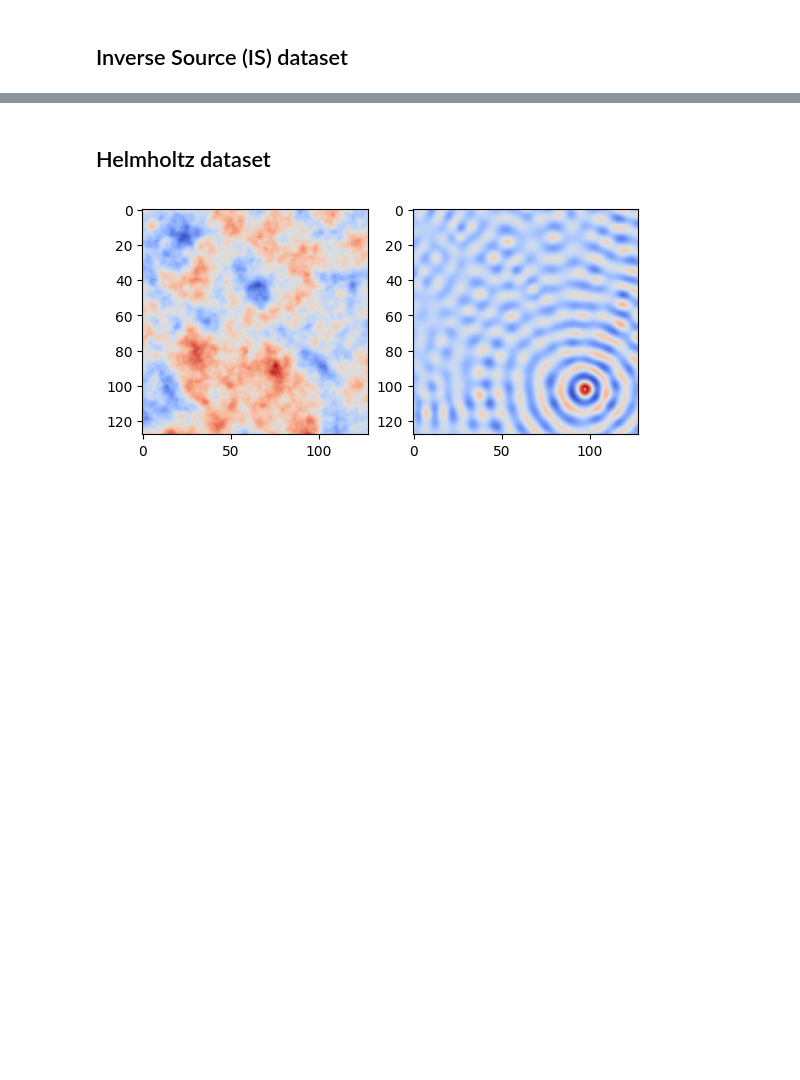
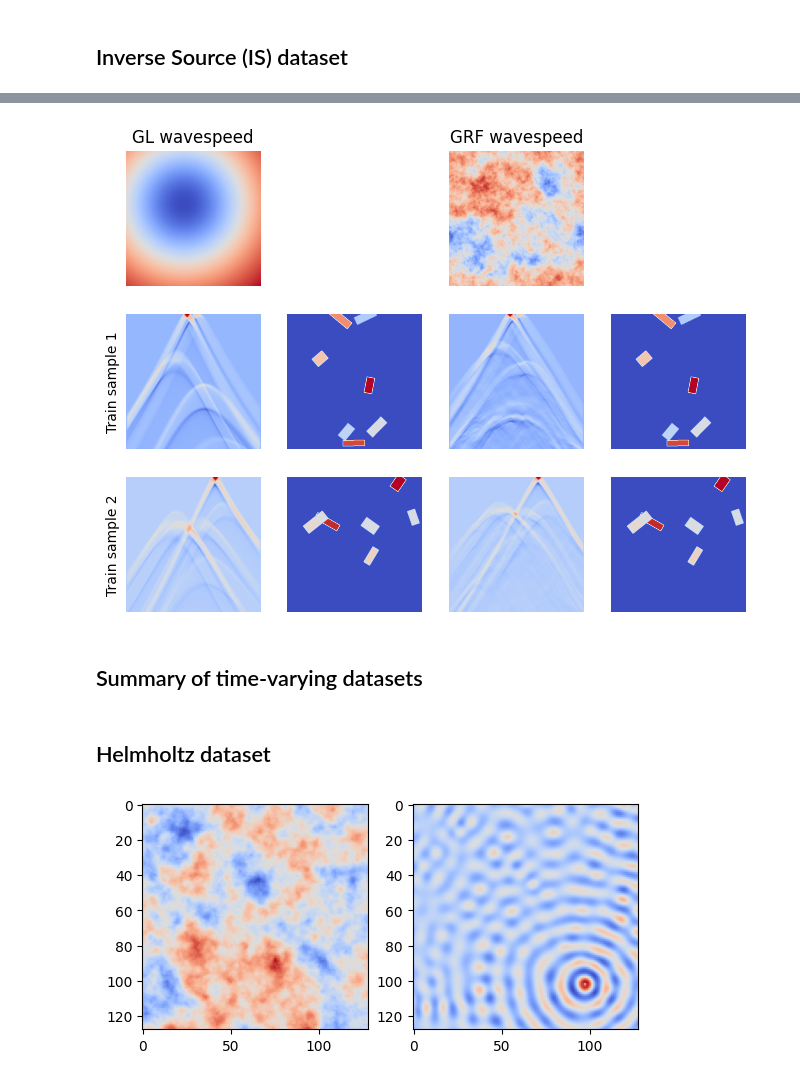
Before and after one commit to wavebench/wavebench, a Jupyter notebook: notebooks/demo-dataloaders.ipynb, the cells around one changed output, grey strips where cells are left out. Drawn from its saved outputs; the diff is of its cells as text; code cells hidden in the pictures; blank space fills up the shorter version.

Commit message:
update dataset settings

```diff
--- a/notebooks/demo-dataloaders.ipynb
+++ b/notebooks/demo-dataloaders.ipynb
@@ -46,3 +196,83 @@ for medium_type in ['gaussian_lens', 'gaussian_random_field']:
+# %%
+from matplotlib.gridspec import GridSpec
+
+fig = plt.figure(figsize=(8, 6))
+
+gs = GridSpec(3, 4, figure=fig)
+ax11 = fig.add_subplot(gs[0, 0])
+ax11.imshow(
+  medium_collection['gaussian_lens'],
+  'coolwarm')
+ax11.set_title("GL wavespeed")
+
+ax12 = fig.add_subplot(gs[0, 2])
+ax12.imshow(
+  medium_collection['gaussian_random_field'],
+  'coolwarm')
+ax12.set_title("GRF wavespeed")
+
+# is, gaussian_lens
+a, b = is_loaders['gaussian_lens']['train'].dataset.__getitem__(1)
+
+ax21 = fig.add_subplot(gs[1, 0])
+ax21.imshow(
+  a.squeeze().numpy(),
+  'coolwarm')
+ax21.set_ylabel("Train sample 1")
+
+ax22 = fig.add_subplot(gs[1, 1])
+ax22.imshow(
+  b.squeeze().numpy(),
+  'coolwarm')
+
+# rtc, gaussian_random_field
+a, b = is_loaders['gaussian_random_field']['train'].dataset.__getitem__(1)
+
+ax23 = fig.add_subplot(gs[1, 2])
+ax23.imshow(
+  a.squeeze().numpy(),
+  'coolwarm')
+
+
+ax24 = fig.add_subplot(gs[1, 3])
+ax24.imshow(
+  b.squeeze().numpy(),
+  'coolwarm')
+
+# rtc, gaussian_lens
+a, b = is_loaders['gaussian_lens']['train'].dataset.__getitem__(2)
+
+ax31 = fig.add_subplot(gs[2, 0])
+ax31.imshow(
+  a.squeeze().numpy(),
+  'coolwarm')
+ax31.set_ylabel("Train sample 2")
+
+ax32 = fig.add_subplot(gs[2, 1])
+ax32.imshow(
+  b.squeeze().numpy(),
+  'coolwarm')
+
+# rtc, gaussian_random_field
+a, b = is_loaders['gaussian_random_field']['train'].dataset.__getitem__(2)
+
+ax33 = fig.add_subplot(gs[2, 2])
+ax33.imshow(
+  a.squeeze().numpy(),
+  'coolwarm')
+
+ax34 = fig.add_subplot(gs[2, 3])
+ax34.imshow(
+  b.squeeze().numpy(),
+  'coolwarm')
+
+[remove_frame(ax) for ax in [ax11, ax12, ax21, ax22, ax23, ax24, ax31, ax32, ax33, ax34]]
+
+plt.savefig("is_demo.pdf", format="pdf", bbox_inches="tight")
+# %% [output]
+[figure, added]
+# %% [markdown]
+## Summary of time-varying datasets
 # %% [markdown]
 ## Helmholtz dataset
 # %%
```
Also changed, not shown: parts of 10 cells of this notebook, 9 other files.
